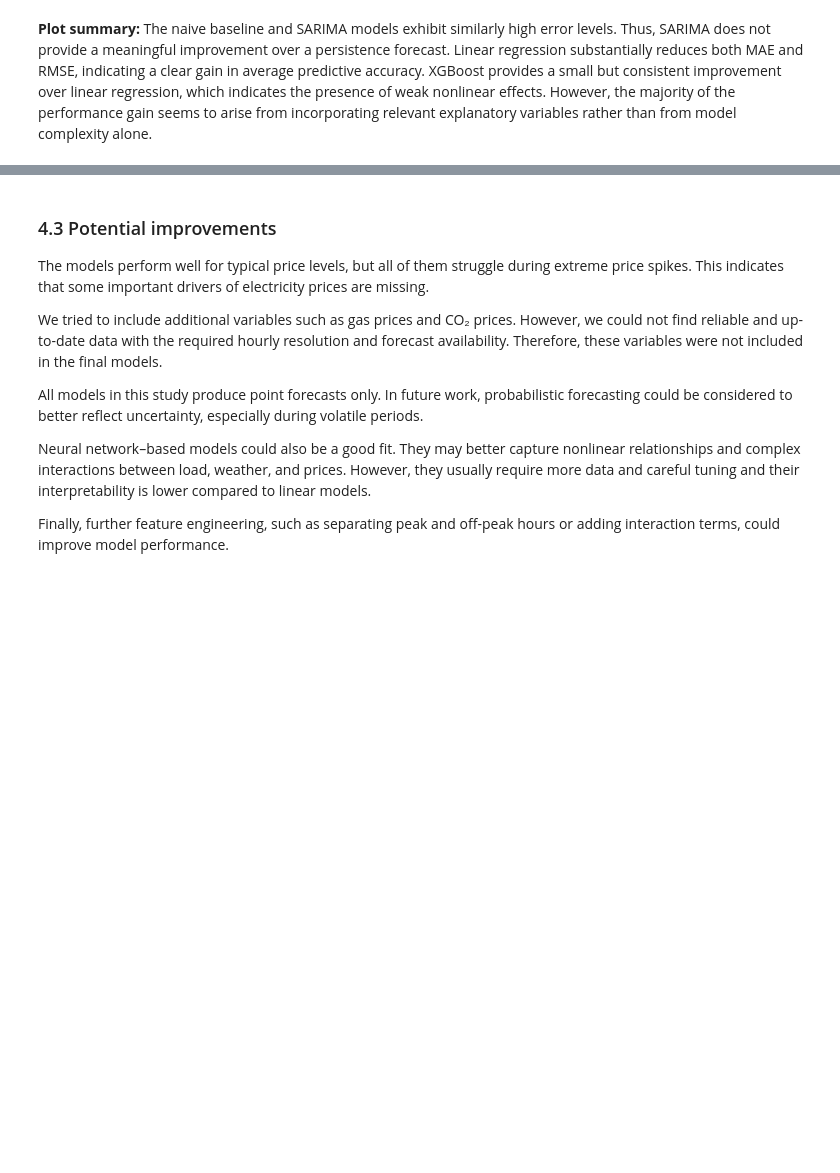
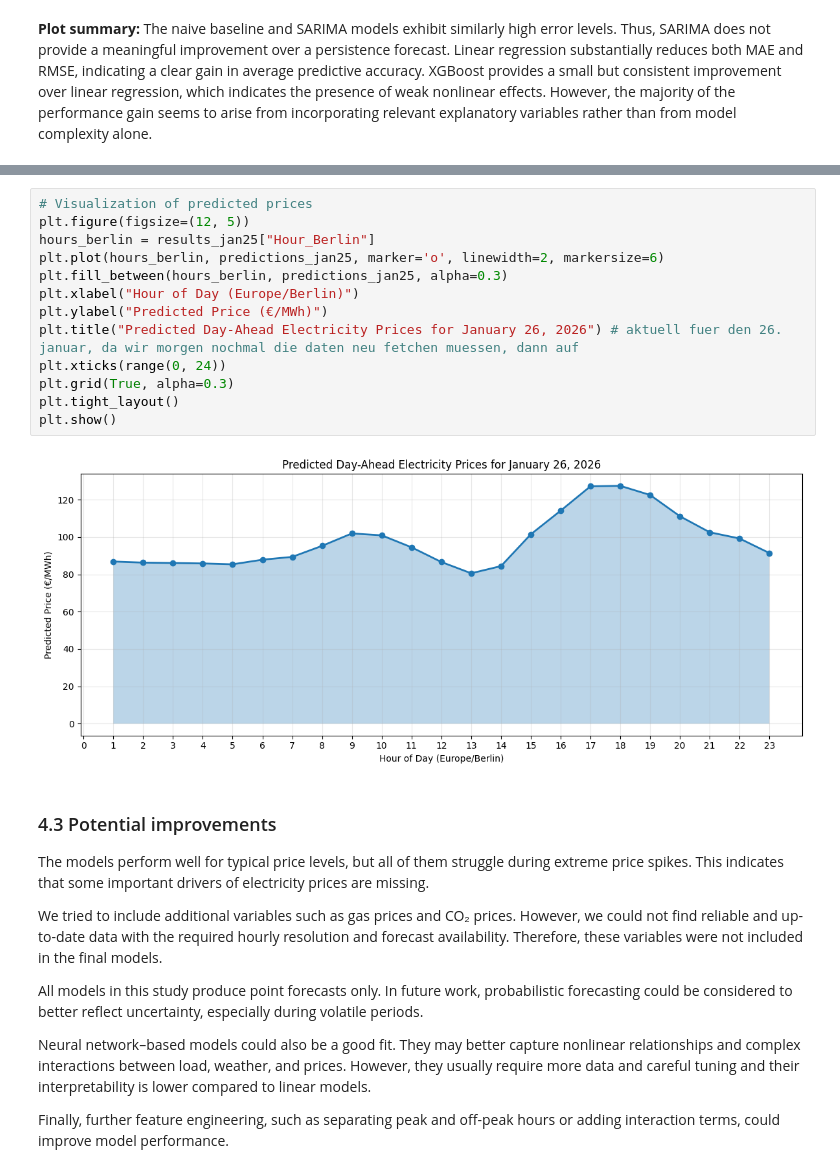
Before and after one commit to vlkkvl/ds_project, a Jupyter notebook: draft_project.ipynb, the cells around one changed output, grey strips where cells are left out. Saved outputs shown, nothing was run; the diff lists cells and outputs as text; blank space fills up the shorter version.

Commit message:
added prediction (XGBoost) for 2 days ahead

```diff
--- a/draft_project.ipynb
+++ b/draft_project.ipynb
@@ -990,3 +1073,18 @@ plt.show()
+# %%
+# Visualization of predicted prices
+plt.figure(figsize=(12, 5))
+hours_berlin = results_jan25["Hour_Berlin"]
+plt.plot(hours_berlin, predictions_jan25, marker='o', linewidth=2, markersize=6)
+plt.fill_between(hours_berlin, predictions_jan25, alpha=0.3)
+plt.xlabel("Hour of Day (Europe/Berlin)")
+plt.ylabel("Predicted Price (€/MWh)")
+plt.title("Predicted Day-Ahead Electricity Prices for January 26, 2026") # aktuell fuer den 26. januar, da wir morgen nochmal die daten neu fetchen muessen, dann auf
+plt.xticks(range(0, 24))
+plt.grid(True, alpha=0.3)
+plt.tight_layout()
+plt.show()
+# %% [output]
+[figure, added]
 # %% [markdown]
 ### 4.3 Potential improvements
 The models perform well for typical price levels, but all of them struggle during extreme price spikes. This indicates that some important drivers of electricity prices are missing.
```
Also changed, not shown: parts of 37 cells of this notebook, 3 other files.
